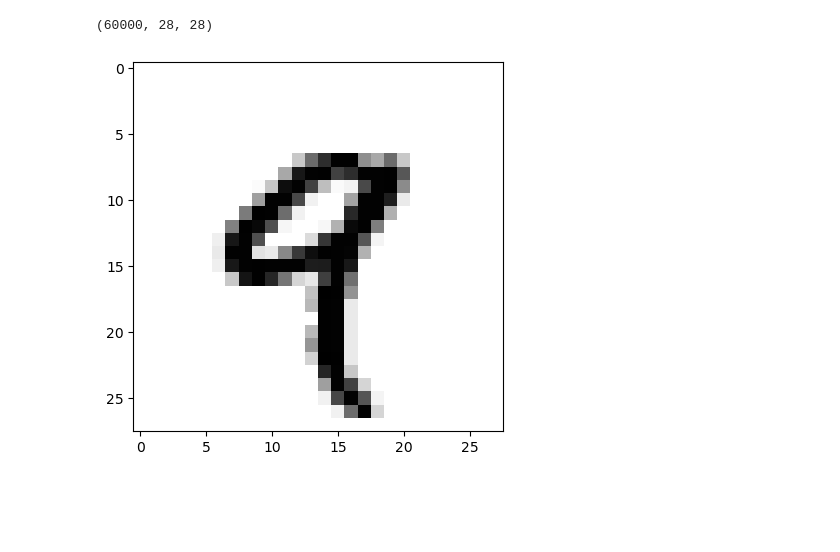
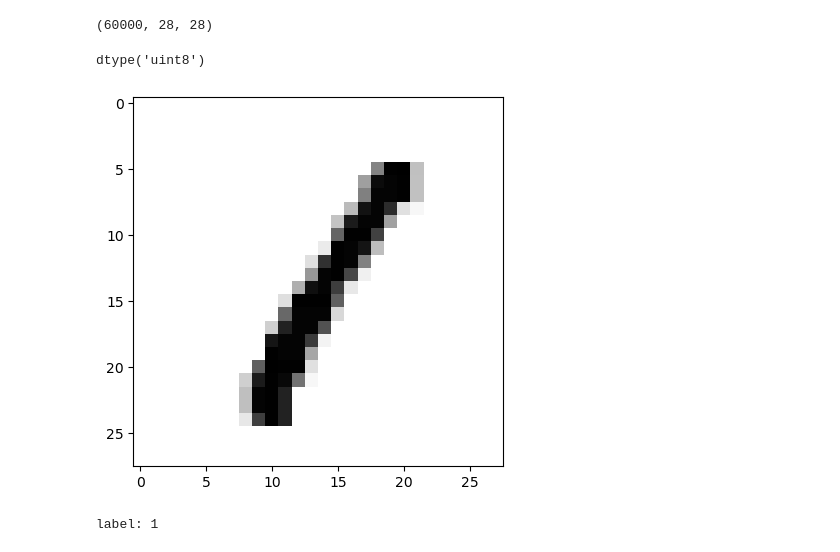
Before and after one commit to oktavianuu/deep_learning_with_python, a Jupyter notebook: math_building_blocks/mnist.ipynb, the cells around one changed output. Saved outputs shown, nothing was run; the diff lists cells and outputs as text; code cells hidden in the pictures; blank space fills up the shorter version.

```diff
--- a/math_building_blocks/mnist.ipynb
+++ b/math_building_blocks/mnist.ipynb
@@ -143,10 +222,17 @@ train_images.shape
 # %% [output]
 (60000, 28, 28)
+# %%
+train_images.dtype # data types
+# %% [output]
+dtype('uint8')
 # %%
 import matplotlib.pyplot as plt
 
-digit = train_images[4]
+digit = train_images[3]
 plt.imshow(digit, cmap=plt.cm.binary)
 plt.show()
+
+print(f"label: {train_labels[3]}")
 # %% [output]
-[figure, old version]
+[figure, new version]
+label: 1
```
Also changed, not shown: parts of 21 cells of this notebook.
